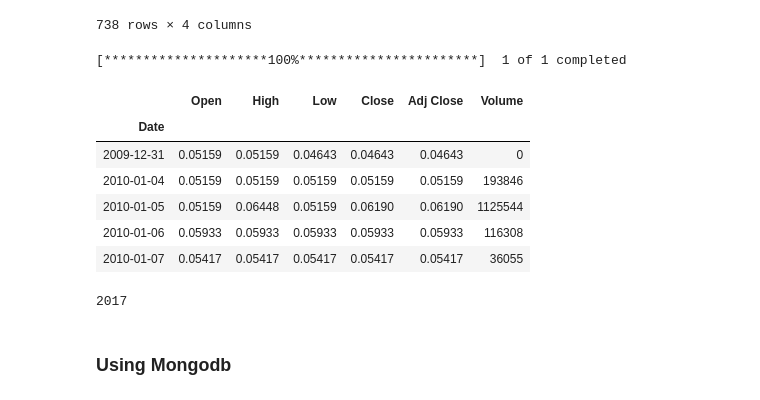
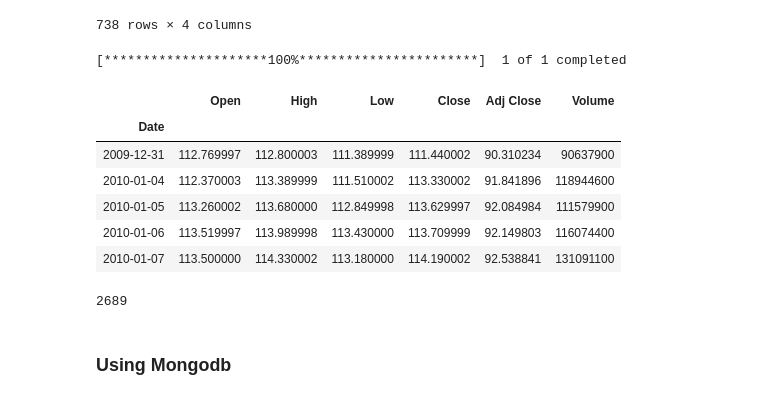
Before and after one commit to rorrot/trading_project, a Jupyter notebook: Trading.ipynb, the cells around one changed output. Cells and saved outputs as stored; diff of their text form; code cells hidden in the pictures.

```diff
--- a/Trading.ipynb
+++ b/Trading.ipynb
@@ -33,23 +35,23 @@ end_sp = datetime.datetime(2020, 9, 7)
 # %%
 from pandas_datareader import data as pdr
 #import fix_yahoo_finance as yf
 yf.pdr_override() # <== that's all it takes :-)
-SP500 = pdr.get_data_yahoo('SPX', start_sp, end_sp)
+SP500 = pdr.get_data_yahoo('SPY', start_sp, end_sp)
 
 SP500.head()
 # %% [output]
 [*********************100%***********************]  1 of 1 completed
 |  | Open | High | Low | Close | Adj Close | Volume |
 | Date |  |  |  |  |  |  |
-| 2009-12-31 | 0.05159 | 0.05159 | 0.04643 | 0.04643 | 0.04643 | 0 |
-| 2010-01-04 | 0.05159 | 0.05159 | 0.05159 | 0.05159 | 0.05159 | 193846 |
-| 2010-01-05 | 0.05159 | 0.06448 | 0.05159 | 0.06190 | 0.06190 | 1125544 |
-| 2010-01-06 | 0.05933 | 0.05933 | 0.05933 | 0.05933 | 0.05933 | 116308 |
-| 2010-01-07 | 0.05417 | 0.05417 | 0.05417 | 0.05417 | 0.05417 | 36055 |
+| 2009-12-31 | 112.769997 | 112.800003 | 111.389999 | 111.440002 | 90.310234 | 90637900 |
+| 2010-01-04 | 112.370003 | 113.389999 | 111.510002 | 113.330002 | 91.841896 | 118944600 |
+| 2010-01-05 | 113.260002 | 113.680000 | 112.849998 | 113.629997 | 92.084984 | 111579900 |
+| 2010-01-06 | 113.519997 | 113.989998 | 113.430000 | 113.709999 | 92.149803 | 116074400 |
+| 2010-01-07 | 113.500000 | 114.330002 | 113.180000 | 114.190002 | 92.538841 | 131091100 |
 # %%
 len(SP500)#2689
 # %% [output]
-2017
+2689
 # %% [markdown]
 ### Using Mongodb
 # %%
```
Also changed, not shown: parts of 31 cells of this notebook, 7 other files.
